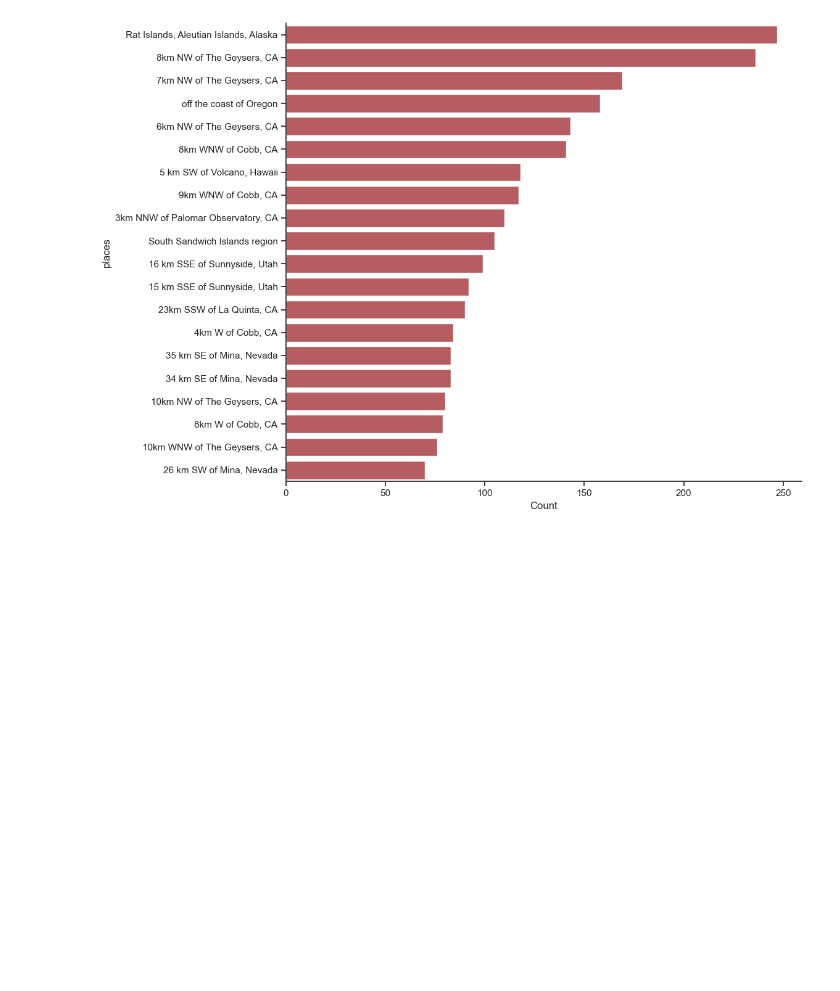
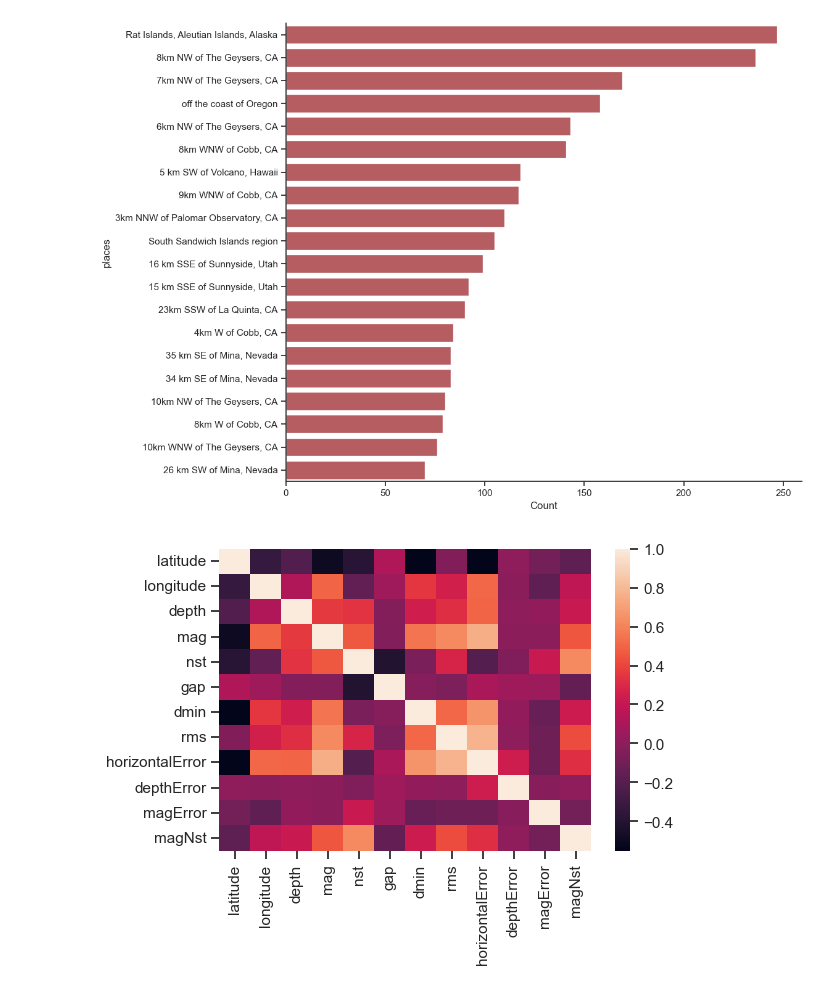
Before and after one commit to rromang/earthquake_modeling, a Jupyter notebook: noteboooks/data_exploration.ipynb, the cells around one changed output. Saved outputs shown, nothing was run; the diff lists cells and outputs as text; code cells hidden in the pictures; blank space fills up the shorter version.

Commit message:
updates to graphs and html for initial data

```diff
--- a/noteboooks/data_exploration.ipynb
+++ b/noteboooks/data_exploration.ipynb
@@ -384,3 +469,7 @@ sns.catplot(y="places", x='Count',data=places_cnt[0:20], kind='bar', color="r",
 # %% [output]
 <seaborn.axisgrid.FacetGrid at 0x...>
 [figure]
+# %%
+ax = sns.heatmap(corr_df)
+# %% [output]
+[figure, added]
```
Also changed, not shown: parts of 4 cells of this notebook, 7 other files.
